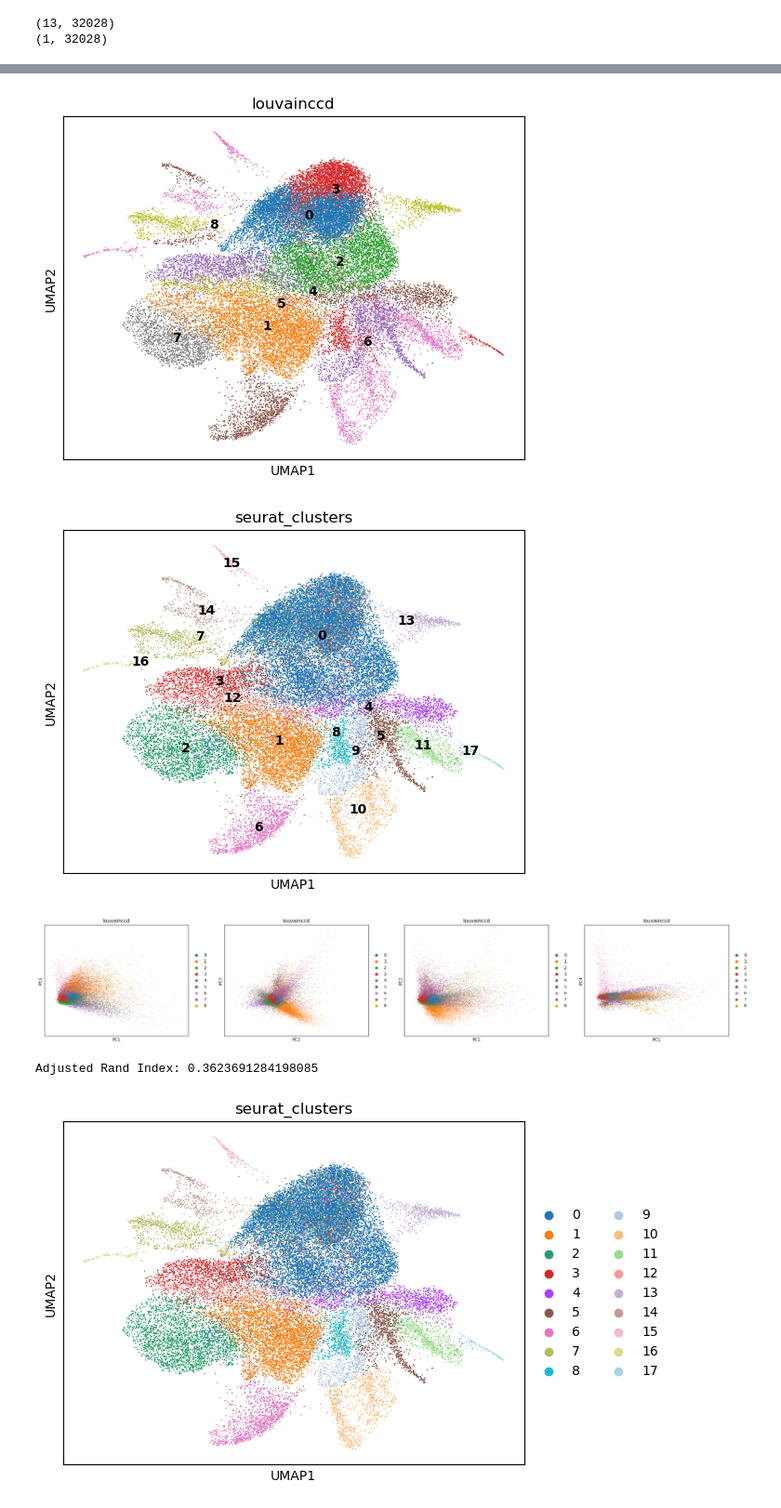
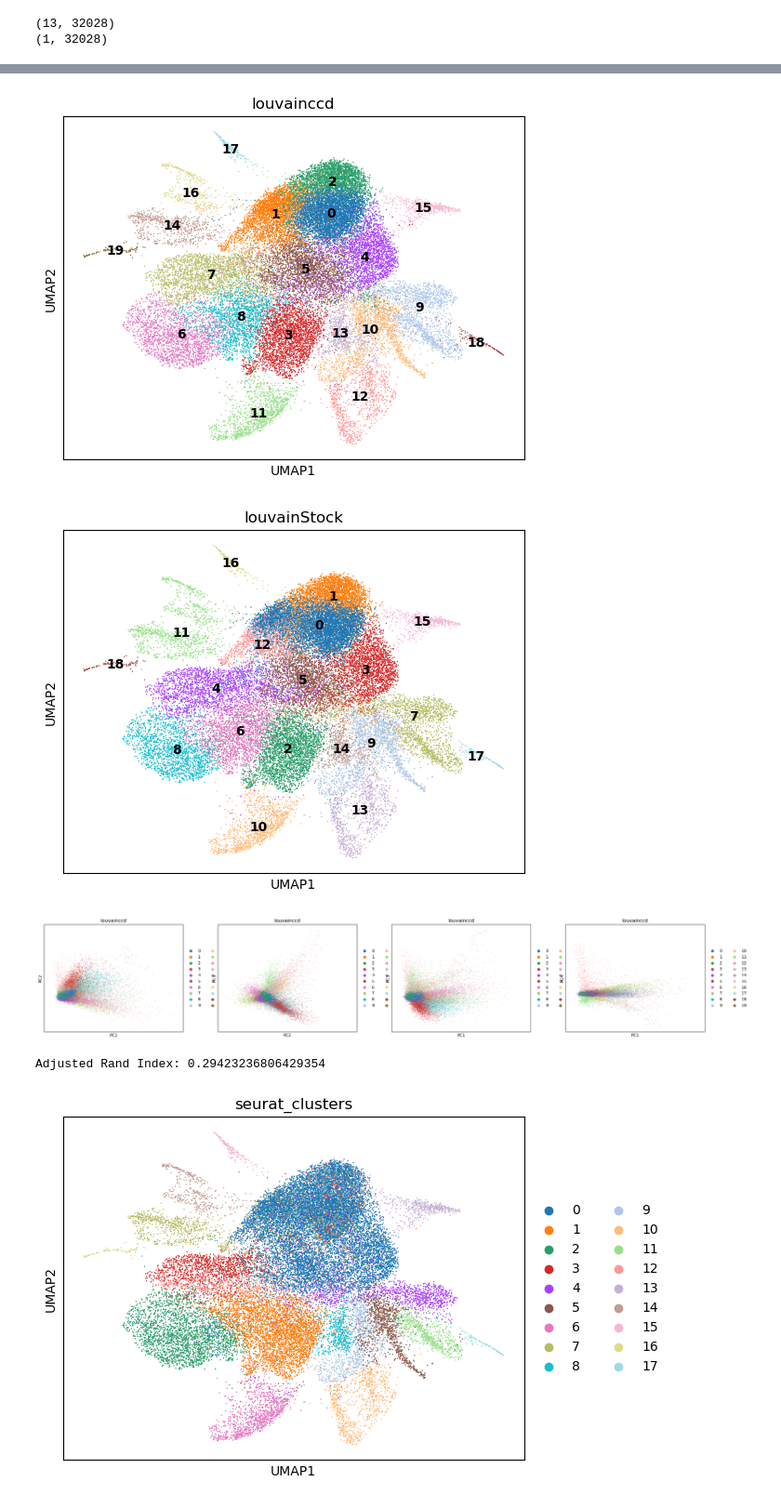
Before and after one commit to HenryHollis/python_ccd_cluster, a Jupyter notebook: Greenham.ipynb, the cells around one changed output, grey strips where cells are left out. Shown at 93% size. Cells and saved outputs as stored; diff of their text form; code cells hidden in the pictures.

Commit message:
Added printTree debug, updated Greenham. See TODO for next steps.

```diff
--- a/Greenham.ipynb
+++ b/Greenham.ipynb
@@ -594,0 +146,6 @@ def cluster_louvain(
+# %%
+from scanpy import _utils
+
+connectivities = adata.obsp['connectivities']
+g = _utils.get_igraph_from_adjacency(connectivities, directed=False)
+print(type(g))
@@ -615,0 +162,12 @@ Processing ccdModularityVertexPartition instance
+# %%
+part = louvain.find_partition(
+                    g,
+                    louvain.ModularityVertexPartition, emat, refmat
+                )
+membership_louvainStock= part._membership
+# %%
+part_ccd = louvain.find_partition(
+                    g,
+                    louvain.ccdModularityVertexPartition, emat, refmat
+                )
+membership = part_ccd._membership
@@ -616,29 +186,30 @@ Processing ccdModularityVertexPartition instance
 # %%
 from sklearn.metrics.cluster import adjusted_rand_score
 
-# Assuming you have an 'adata' object with Louvain cluster assignments
+
 import warnings
 # Suppress specific warnings
 # Suppress all warnings
 with warnings.catch_warnings():
     warnings.simplefilter("ignore")
-    adata.obs['louvainStock'] = [str(i) for i in membership]
+    adata.obs['louvainStock'] = [str(i) for i in membership_louvainStock]
+    adata.obs['louvainccd'] = [str(i) for i in membership]
     # Calculate UMAP
     sc.tl.umap(adata)
     pcs_to_plot = ['1,2', '2,3', '1,3', '1, 4']
     # Plot UMAP with Louvain clusters
     sc.pl.umap(adata, color='louvainccd', legend_loc='on data')
-    sc.pl.umap(adata, color='seurat_clusters', legend_loc='on data')
+    sc.pl.umap(adata, color='louvainStock', legend_loc='on data')
     sc.pl.pca(adata, color= 'louvainccd' , components = pcs_to_plot, show=True)
 
 ari = adjusted_rand_score(membership,adata.obs['seurat_clusters'].tolist())
 # Print the ARI
 print("Adjusted Rand Index:", ari)
 # %% [output]
-[figure, old version]
+[figure, new version]
-[figure, old version]
+[figure, new version]
-[figure, old version]
+[figure, new version]
-Adjusted Rand Index: 0.3623691284198085
+Adjusted Rand Index: 0.29423236806429354
 # %%
 #Read in JTK results
 aryth = pd.read_csv("Greenham/Data/GreenhamJTKNonCyclersBHQmoreThan2.csv")
```
Also changed, not shown: parts of 7 cells of this notebook, 6 other files.
